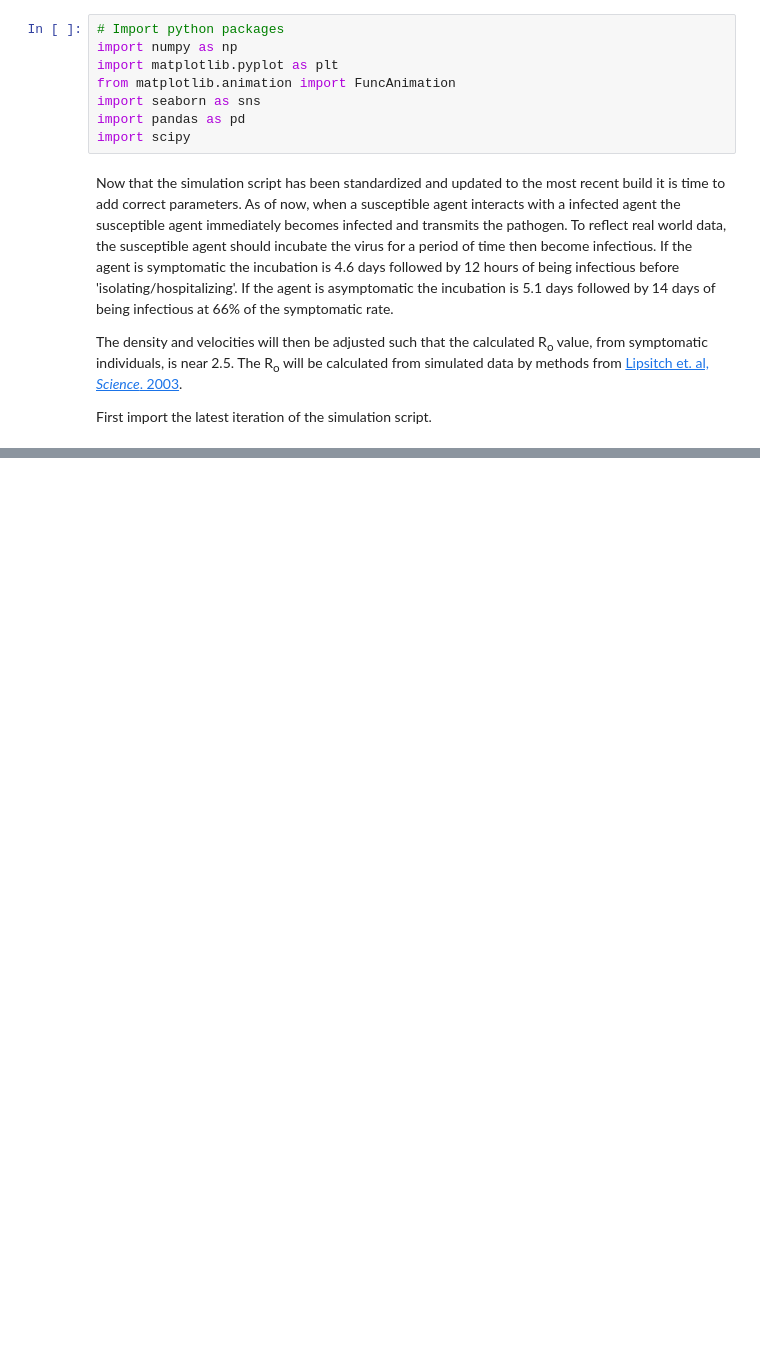
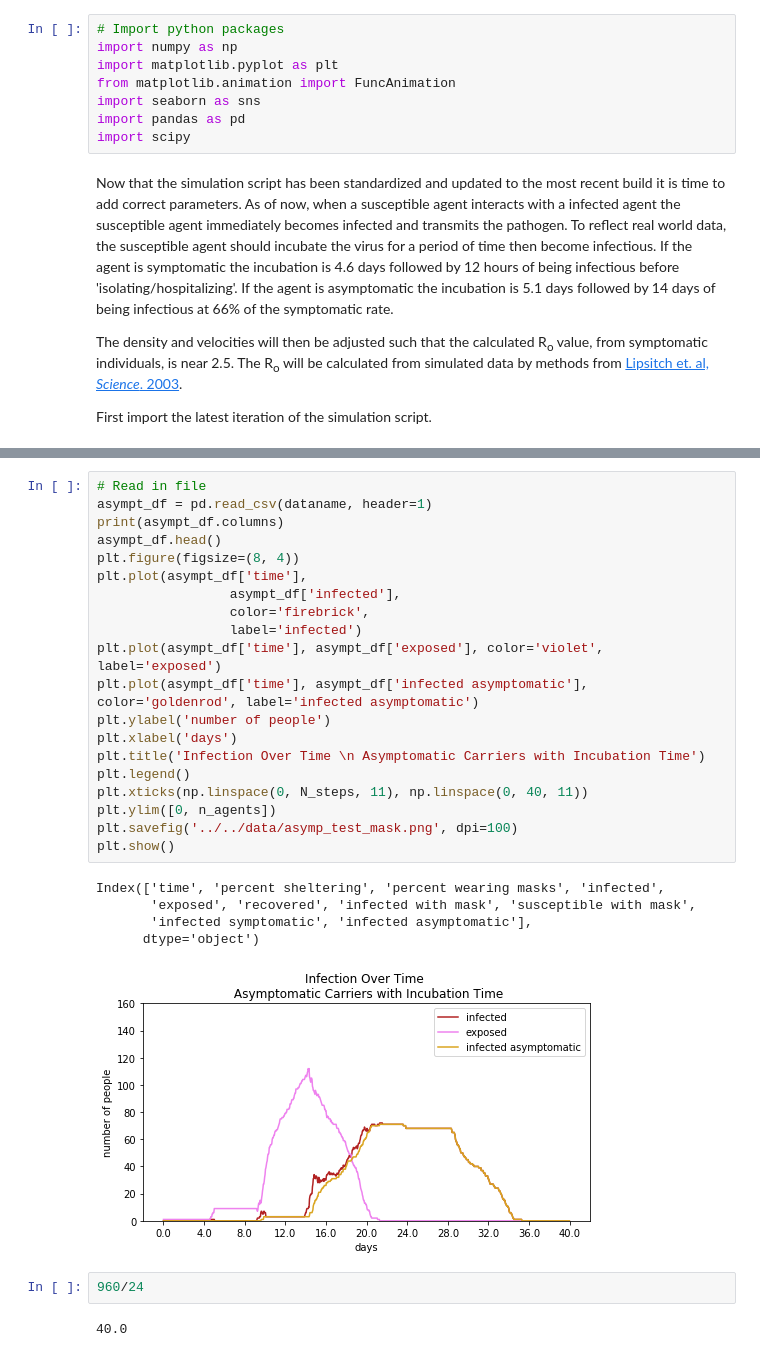
Before and after one commit to adamcatching/SARS_SEIR_Simulation, a Jupyter notebook: notebook/2020-04/2020-04-15.ipynb, the cells around one changed output, grey strips where cells are left out. Cells and saved outputs as stored; diff of their text form; blank space fills up the shorter version.

```diff
--- a/notebook/2020-04/2020-04-15.ipynb
+++ b/notebook/2020-04/2020-04-15.ipynb
@@ -285,0 +711,30 @@ animation.save(temp_name, writer='imagemagick')
+# %%
+# Read in file
+asympt_df = pd.read_csv(dataname, header=1)
+print(asympt_df.columns)
+asympt_df.head()
+plt.figure(figsize=(8, 4))
+plt.plot(asympt_df['time'],
+                 asympt_df['infected'],
+                 color='firebrick',
+                 label='infected')
+plt.plot(asympt_df['time'], asympt_df['exposed'], color='violet', label='exposed')
+plt.plot(asympt_df['time'], asympt_df['infected asymptomatic'], color='goldenrod', label='infected asymptomatic')
+plt.ylabel('number of people')
+plt.xlabel('days')
+plt.title('Infection Over Time \n Asymptomatic Carriers with Incubation Time')
+plt.legend()
+plt.xticks(np.linspace(0, N_steps, 11), np.linspace(0, 40, 11))
+plt.ylim([0, n_agents])
+plt.savefig('../../data/asymp_test_mask.png', dpi=100)
+plt.show()
+# %% [output]
+Index(['time', 'percent sheltering', 'percent wearing masks', 'infected',
+       'exposed', 'recovered', 'infected with mask', 'susceptible with mask',
+       'infected symptomatic', 'infected asymptomatic'],
+      dtype='object')
+[figure, added]
+# %%
+960/24
+# %% [output]
+40.0
```
Also changed, not shown: parts of 5 cells of this notebook.
